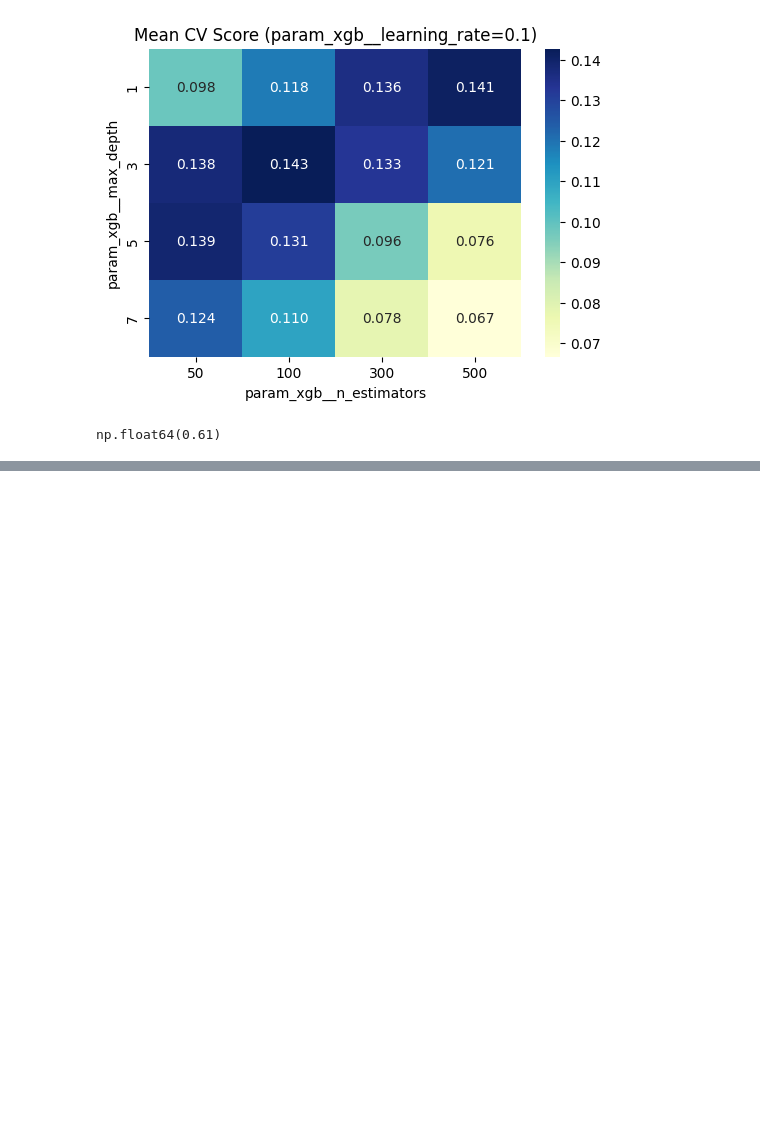
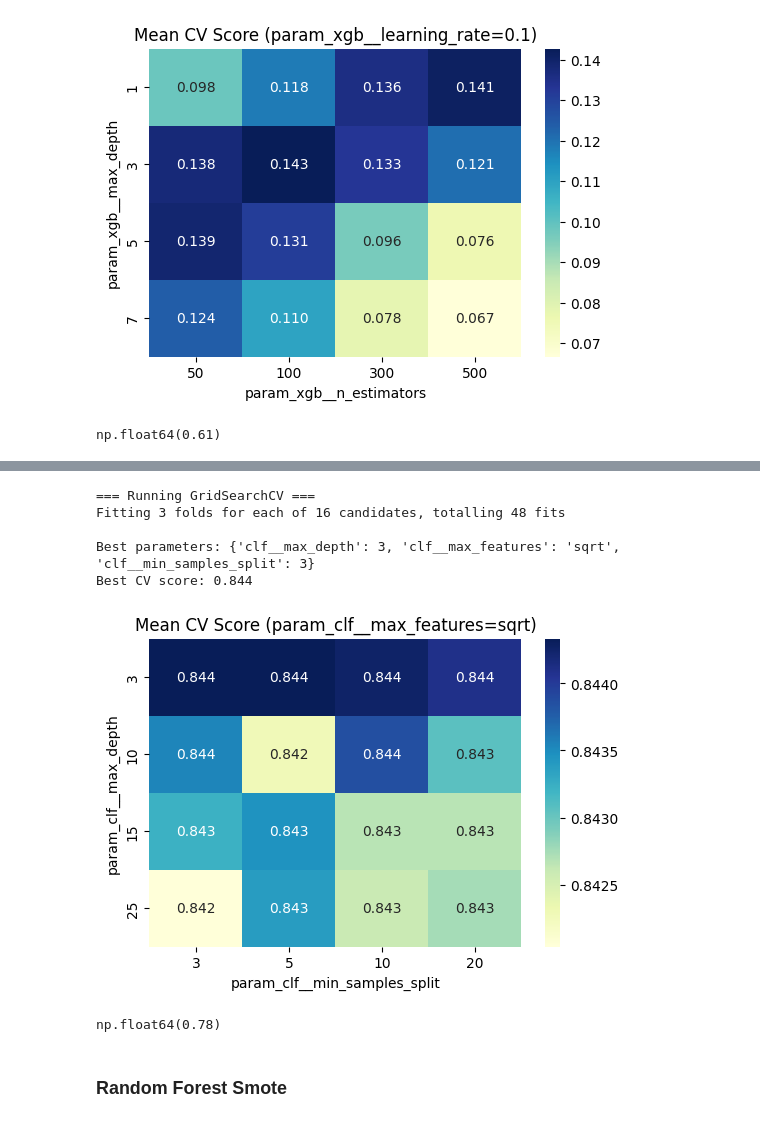
Before and after one commit to DovydasVe/article_popularity_prediction, a Jupyter notebook: prototype.ipynb, the cells around one changed output, grey strips where cells are left out. Cells and saved outputs as stored; diff of their text form; code cells hidden in the pictures; blank space fills up the shorter version.

```diff
--- a/prototype.ipynb
+++ b/prototype.ipynb
@@ -233,0 +313,54 @@ np.float64(0.61)
+# %%
+
+randomForest_underSample_pipeline = ImbPipeline(steps=[
+    ('undersample', RandomUnderSampler(random_state=42)),
+    ('clf', RandomForestClassifier(200,random_state=42))
+])
+
+
+randomForest_underSample_param_grid = {
+    'clf__max_depth': [3, 10, 15, 25],
+    'clf__min_samples_split': [3, 5, 10, 20],
+    'clf__max_features': ['sqrt']
+}
+
+randomForest_underSample_grid = GridSearchCV(
+    estimator=randomForest_underSample_pipeline,
+    param_grid=randomForest_underSample_param_grid,
+    scoring=top10pct_scorer,
+    # scoring='average_precision',
+    cv=cv,
+    n_jobs=-1,
+    verbose=1
+)
+
+
+print("\n=== Running GridSearchCV ===")
+randomForest_underSample_grid.fit(X_train, y_train_class)
+print("\nBest parameters:", randomForest_underSample_grid.best_params_)
+print("Best CV score:", round(randomForest_underSample_grid.best_score_, 3))
+# %% [output]
+=== Running GridSearchCV ===
+Fitting 3 folds for each of 16 candidates, totalling 48 fits
+
+Best parameters: {'clf__max_depth': 3, 'clf__max_features': 'sqrt', 'clf__min_samples_split': 3}
+Best CV score: 0.844
+# %%
+# cv_results_df = pd.DataFrame(standard_grid.cv_results_)
+# print(cv_results_df.columns)
+
+visualise_gridsearch(pd.DataFrame(randomForest_underSample_grid.cv_results_),
+                     'param_clf__max_depth', 'param_clf__min_samples_split', 'param_clf__max_features')
+# %% [output]
+[figure, added]
+# %%
+best_model = randomForest_underSample_grid.best_estimator_
+
+top3_list = make_top_3(best_model, X_test_sets, y_test_sets_class)
+hit_list = fetch_top_predictions(top3_list, X_test_sets, y_test_sets_class, y_test_sets_reg_log)
+
+np.average(hit_list)
+# %% [output]
+np.float64(0.78)
+# %% [markdown]
+### **Random Forest Smote**
```
Also changed, not shown: parts of 12 cells of this notebook.
